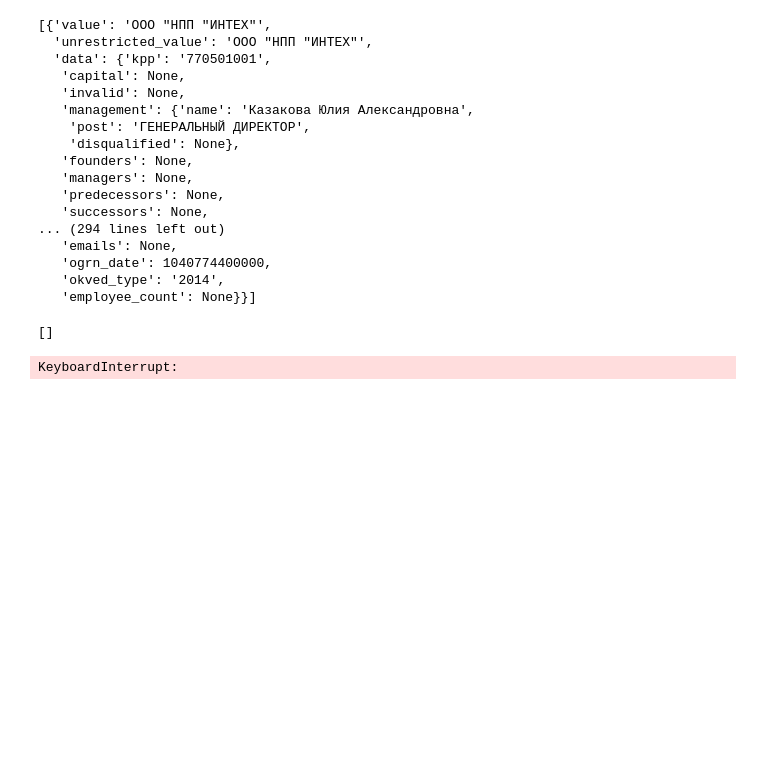
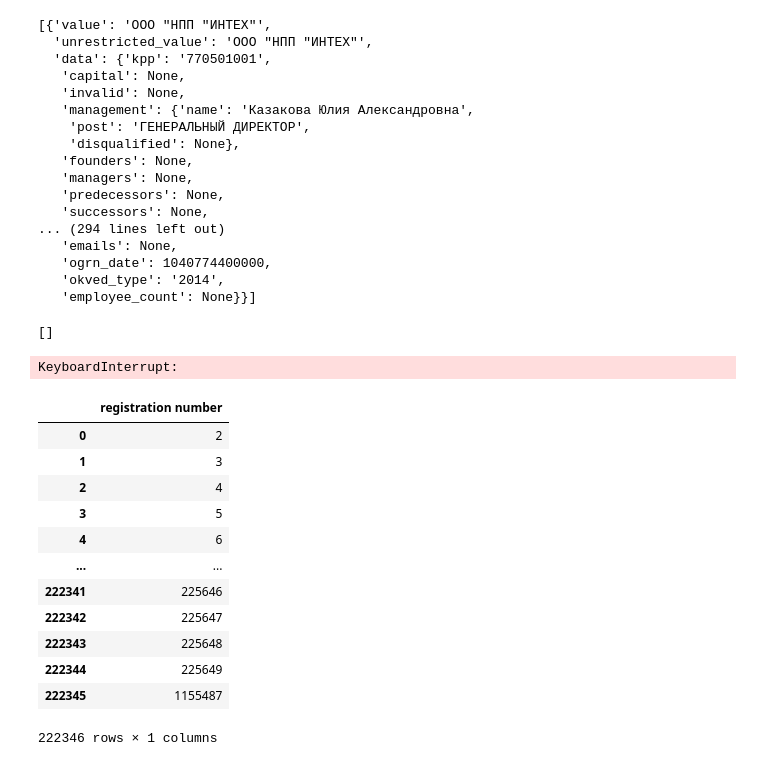
Before and after one commit to patenthelperdigital/research, a Jupyter notebook: EDA.ipynb, the cells around one changed output. Cells and saved outputs as stored; diff of their text form; code cells hidden in the pictures; blank space fills up the shorter version.

```diff
--- a/EDA.ipynb
+++ b/EDA.ipynb
@@ -713,0 +720,16 @@ KeyboardInterrupt:
+# %%
+mod_od[["registration number"]].merge(mod.drop_duplicates("registration number")[["registration number"]])
+# %% [output]
+|  | registration number |
+| 0 | 2 |
+| 1 | 3 |
+| 2 | 4 |
+| 3 | 5 |
+| 4 | 6 |
+| ... | ... |
+| 222341 | 225646 |
+| 222342 | 225647 |
+| 222343 | 225648 |
+| 222344 | 225649 |
+| 222345 | 1155487 |
+222346 rows × 1 columns
```
Also changed, not shown: parts of 7 cells of this notebook, 3 other files.
